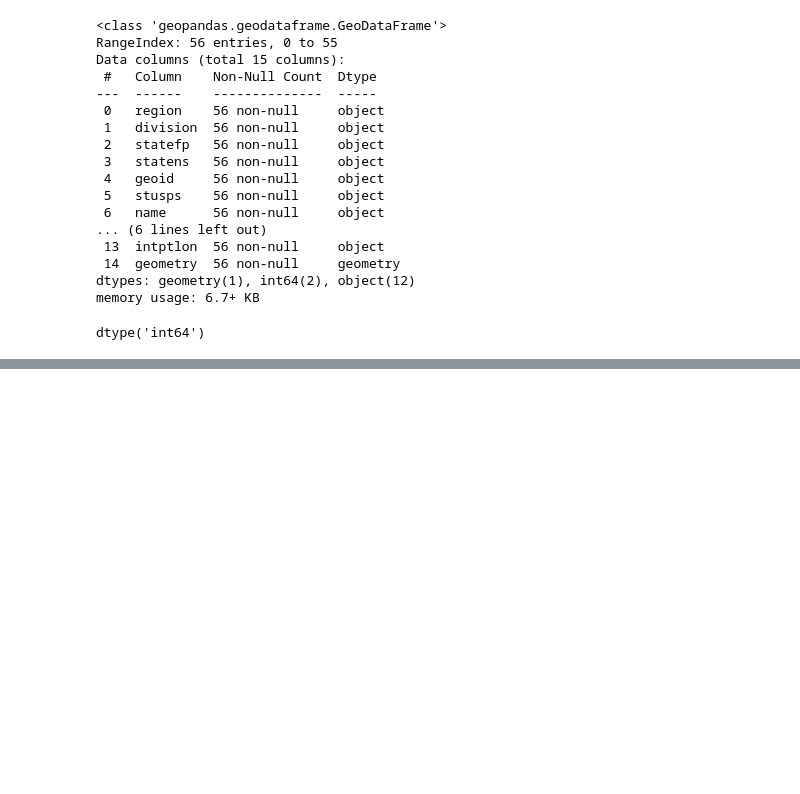
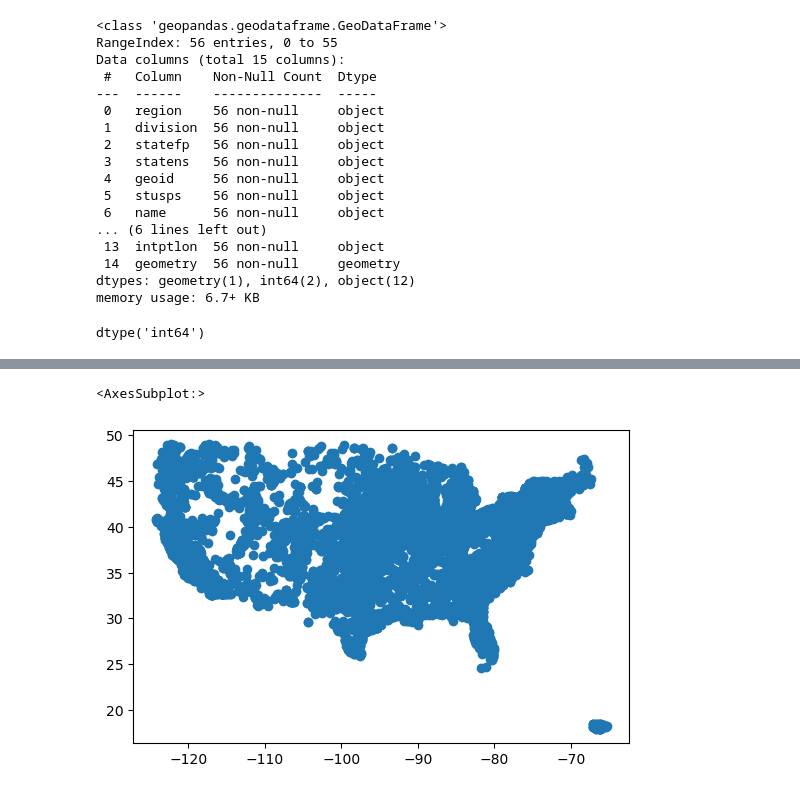
Before and after one commit to a-ramji/eds220-week5, a Jupyter notebook: lesson-13-crs.ipynb, the cells around one changed output, grey strips where cells are left out. Drawn from its saved outputs; the diff is of its cells as text; code cells hidden in the pictures; blank space fills up the shorter version.

```diff
--- a/lesson-13-crs.ipynb
+++ b/lesson-13-crs.ipynb
@@ -197,0 +311,7 @@ memory usage: 6.7+ KB
+# %%
+power_final = power_plants.drop(power_plants[power_plants.state == 'Alaska'].index)
+# %%
+power_final.plot()
+# %% [output]
+<AxesSubplot:>
+[figure, added]
```
Also changed, not shown: parts of 23 cells of this notebook.
